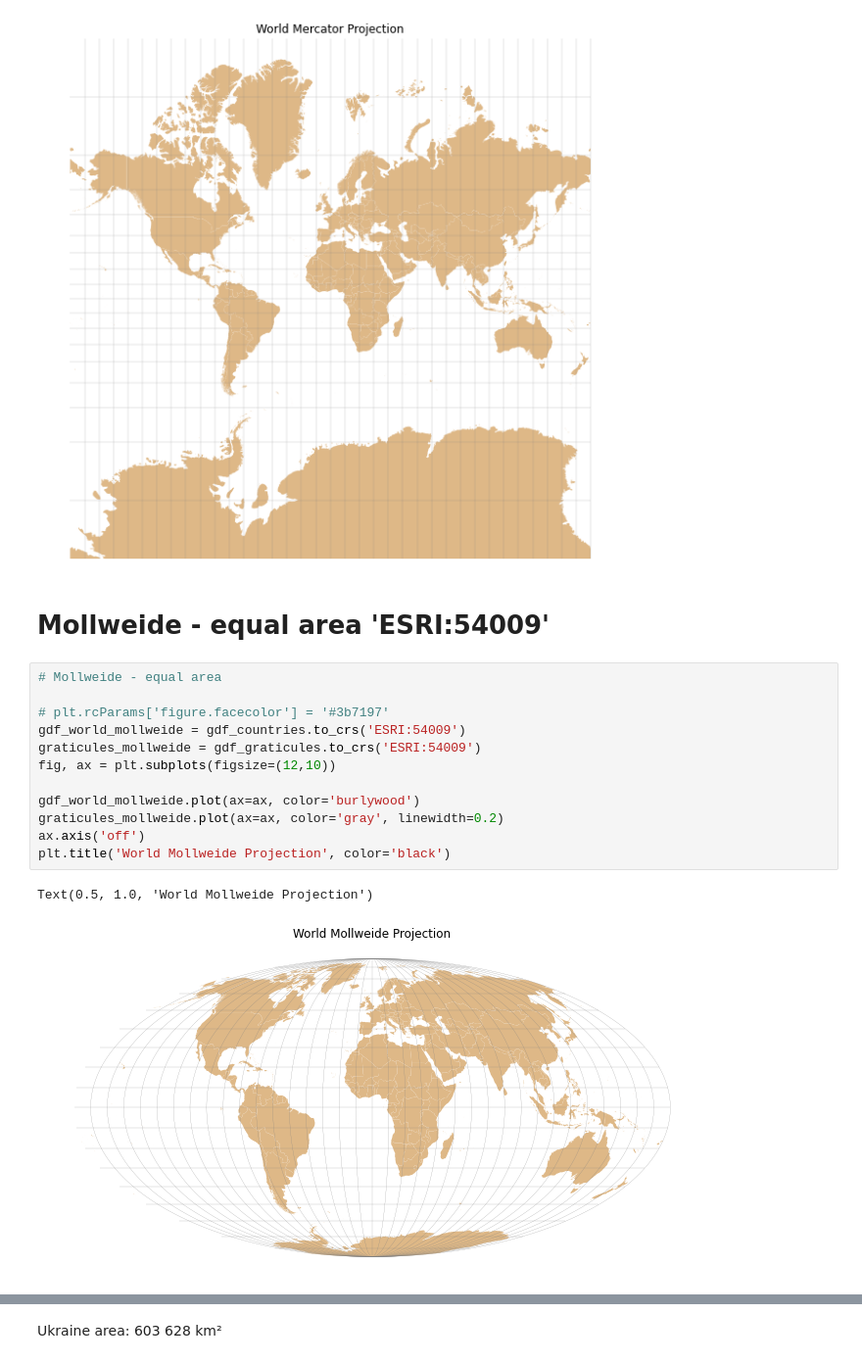
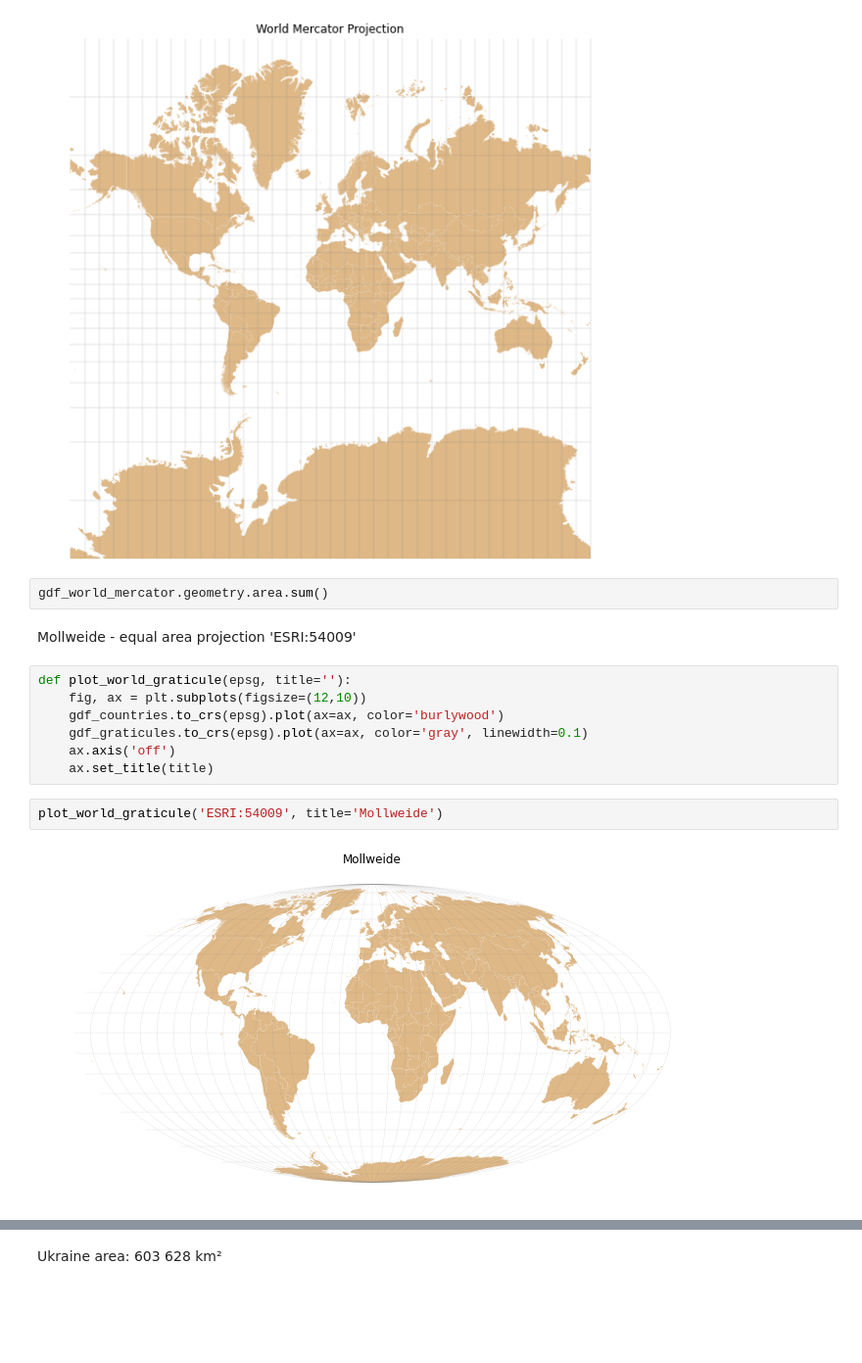
Before and after one commit to marcinszwagrzyk/Geo_Python_Ukraine_2024, a Jupyter notebook: 1_CRS_fs.ipynb, the cells around one changed output, grey strips where cells are left out. Shown at 98% size. Cells and saved outputs as stored; diff of their text form; blank space fills up the shorter version.

```diff
--- a/1_CRS_fs.ipynb
+++ b/1_CRS_fs.ipynb
@@ -158,20 +168,18 @@ plt.title('World Mercator Projection', color='black')
 # %% [output]
 Text(0.5, 1.0, 'World Mercator Projection')
 [figure]
+# %%
+gdf_world_mercator.geometry.area.sum()
 # %% [markdown]
-# Mollweide - equal area 'ESRI:54009'
+Mollweide - equal area projection 'ESRI:54009'
 # %%
-# Mollweide - equal area
-
-# plt.rcParams['figure.facecolor'] = '#3b7197'
-gdf_world_mollweide = gdf_countries.to_crs('ESRI:54009')
-graticules_mollweide = gdf_graticules.to_crs('ESRI:54009')
-fig, ax = plt.subplots(figsize=(12,10))
-
-gdf_world_mollweide.plot(ax=ax, color='burlywood')
-graticules_mollweide.plot(ax=ax, color='gray', linewidth=0.2)
-ax.axis('off')
-plt.title('World Mollweide Projection', color='black')
+def plot_world_graticule(epsg, title=''):
+    fig, ax = plt.subplots(figsize=(12,10))
+    gdf_countries.to_crs(epsg).plot(ax=ax, color='burlywood')
+    gdf_graticules.to_crs(epsg).plot(ax=ax, color='gray', linewidth=0.1)
+    ax.axis('off')
+    ax.set_title(title)
-# %% [output]
-Text(0.5, 1.0, 'World Mollweide Projection')
-[figure, removed]
+# %%
+plot_world_graticule('ESRI:54009', title='Mollweide')
+# %% [output]
+[figure, added]
```
Also changed, not shown: parts of 31 cells of this notebook, 2 other files.
